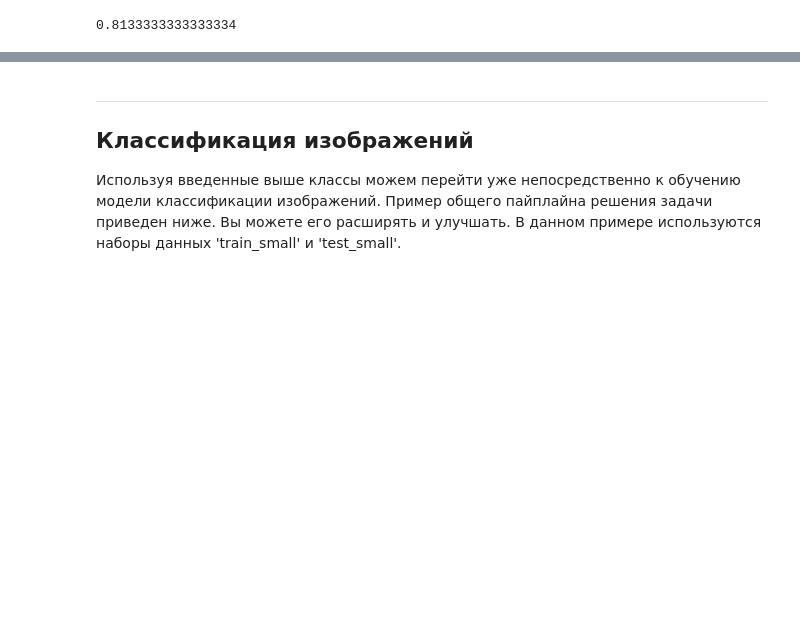
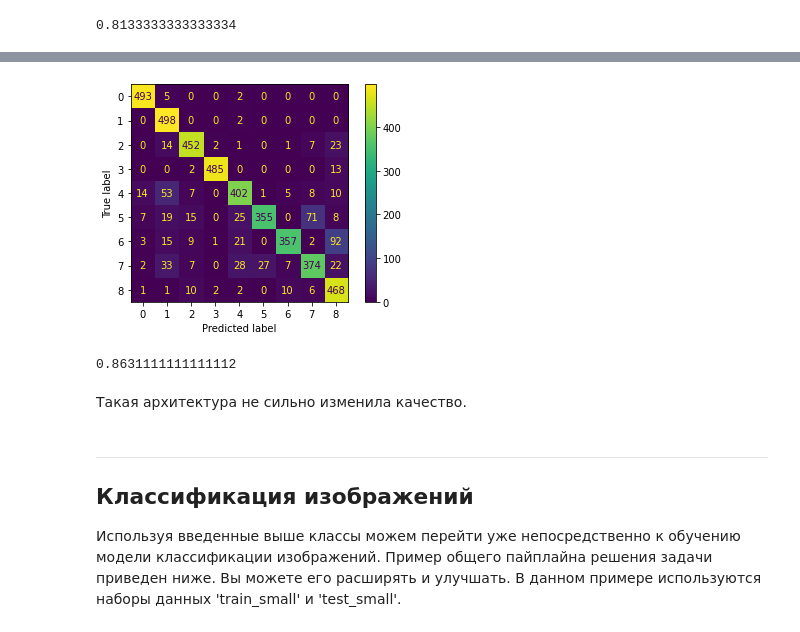
Before and after one commit to Mitdia/Histopathological-images-classification-network, a Jupyter notebook: HystologicalNotebook.ipynb, the cells around one changed output, grey strips where cells are left out. Saved outputs shown, nothing was run; the diff lists cells and outputs as text; code cells hidden in the pictures; blank space fills up the shorter version.

```diff
--- a/HystologicalNotebook.ipynb
+++ b/HystologicalNotebook.ipynb
@@ -512,8 +546,9 @@ class ModelSVM(Model):
     def save(self, name):
         joblib.dump(self.model, f'/content/drive/MyDrive/IntroductionToNeuralNetworks/First/Models/{name}.joblib')
 
-    def load(self, name):
-        super().load()
+    def load(self, name, download_all=True):
+        if download_all:
+            super().load()
         self.model = joblib.load(f'/content/Models/{name}.joblib')
 
     def find_best_params(self, dataset): #AHC automatically find best hyperparameters
@@ -537,7 +572,7 @@ class ModelSVM(Model):
 
     def test_on_image(self, image, **kwargs):
         x_test = self.preprocessing(image).reshape(1, -1)
-        return self.model.predict(x_test)
+        return self.model.predict(x_test)[0]
 # %%
 model_svm = ModelSVM()
 # %%
@@ -563,0 +607,28 @@ Metrics.accuracy(d_test.labels, pred_svm)
+# %%
+class ModelVoting(Model):
+    def __init__(self, *models):
+        self.models = models
+
+
+    def train(self, dataset):
+        for model in self.models:
+            model.train(dataset)
+
+    def load(self, names, download_all=True):
+        for i, model in enumerate(self.models):
+            model.load(names[i], download_all=download_all)
+
+    def save(self, names):
+        for i, model in enumerate(self.models):
+            model.load(names[i])
+
+    def test_on_image(self, image, **kwargs):
+        predictions = []
+        for model in self.models:
+            predictions.append(model.test_on_image(image))
+        return max(set(predictions), key=predictions.count)
+# %%
+if TEST_VOTING:
+    model_vote = ModelVoting(ModelNeural(first_architecture), ModelNeural(second_architecture), ModelSVM())
+    model_vote.load(["first", "second", "svm"], download_all=False)
+    pred_vote = model_vote.test_on_dataset(d_test)
@@ -564,3 +642,15 @@ Metrics.accuracy(d_test.labels, pred_svm)
+# %%
+if TEST_VOTING:
+    Metrics.confusion_matrix(d_test.labels, pred_vote)
+# %% [output]
+[figure, added]
+# %%
+if TEST_VOTING:
+    Metrics.accuracy(d_test.labels, pred_vote)
+# %% [output]
+0.8631111111111112
+# %% [markdown]
+Такая архитектура не сильно изменила качество.
 # %% [markdown]
 ---
 ## Классификация изображений
```
Also changed, not shown: parts of 17 cells of this notebook, 1 other file.
